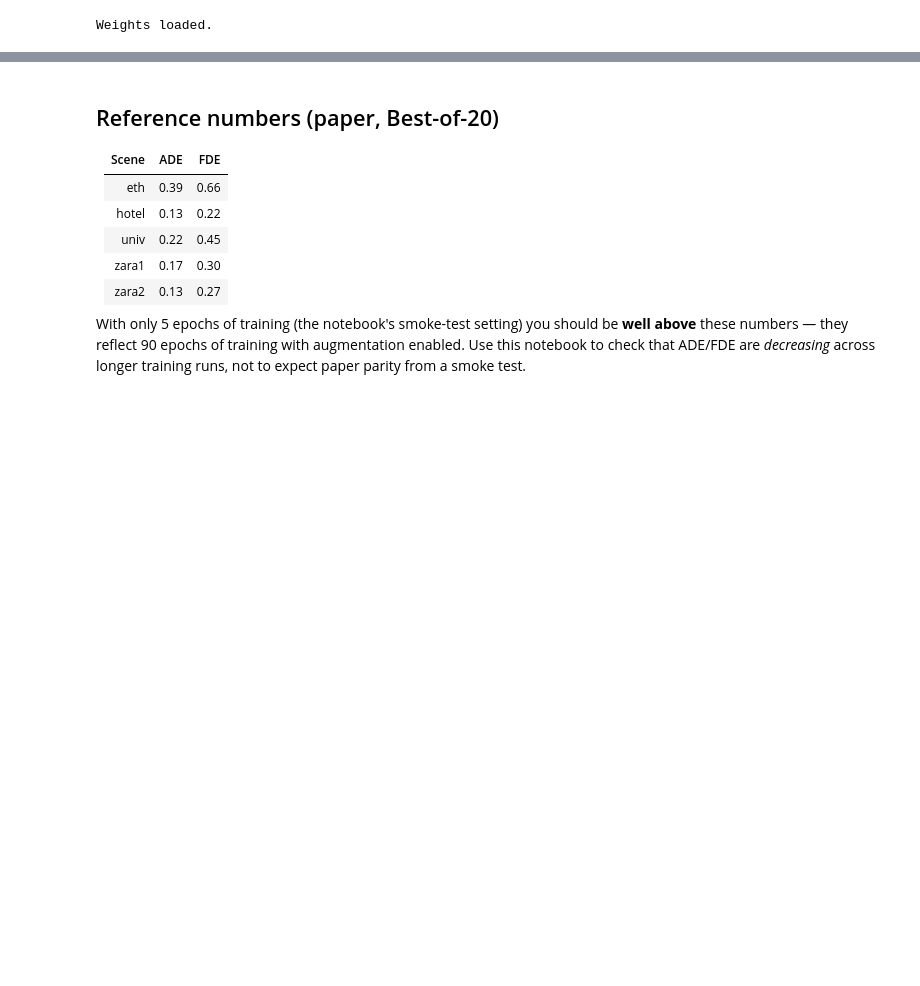
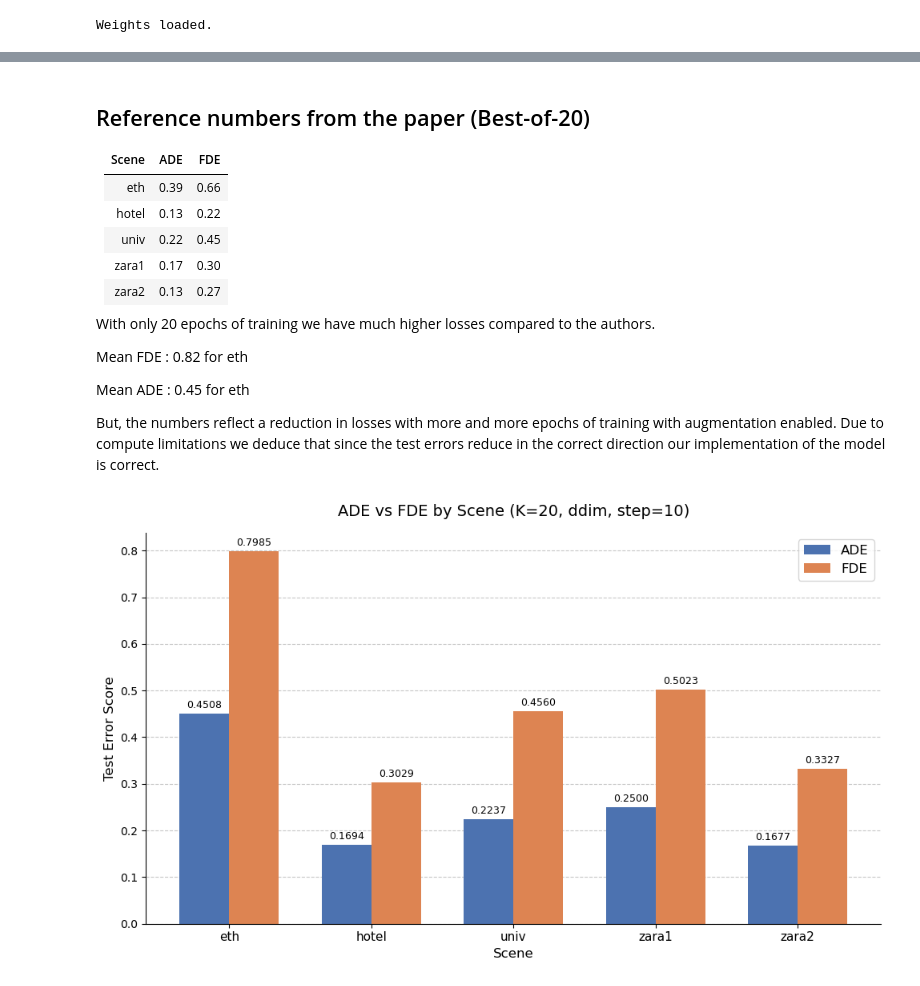
Before and after one commit to devyanirastogi/pedestrian-trajectory-prediction, a Jupyter notebook: notebooks/eval.ipynb, the cells around one changed output, grey strips where cells are left out. Saved outputs shown, nothing was run; the diff lists cells and outputs as text; code cells hidden in the pictures; blank space fills up the shorter version.

Commit message:
some notebook runs for analysis of modal evals

```diff
--- a/notebooks/eval.ipynb
+++ b/notebooks/eval.ipynb
@@ -211,5 +205,5 @@ plt.show()
 # %% [markdown]
-## Reference numbers (paper, Best-of-20)
+## Reference numbers from the paper (Best-of-20)
 
 | Scene  | ADE  | FDE  |
 |--------|------|------|
@@ -219,4 +213,59 @@ plt.show()
 | zara1  | 0.17 | 0.30 |
 | zara2  | 0.13 | 0.27 |
 
-With only 5 epochs of training (the notebook's smoke-test setting) you should be **well above** these numbers — they reflect 90 epochs of training with augmentation enabled. Use this notebook to check that ADE/FDE are *decreasing* across longer training runs, not to expect paper parity from a smoke test.
+With only 20 epochs of training we have much higher losses compared to the authors.
+
+
+Mean FDE : 0.82 for eth
+
+Mean ADE : 0.45 for eth
+
+
+But, the numbers reflect a reduction in losses with more and more epochs of training with augmentation enabled. Due to compute limitations we deduce that since the test errors reduce in the correct direction our implementation of the model is correct.
+# %%
+import matplotlib.pyplot as plt
+import numpy as np
+
+# 1. Prepare the Data
+scenes = ['eth', 'hotel', 'univ', 'zara1', 'zara2'] #, 'mean']
+ade_scores = [0.4508, 0.1694, 0.2237, 0.2500, 0.1677] #, 0.2523]
+fde_scores = [0.7985, 0.3029, 0.4560, 0.5023, 0.3327] #, 0.4785]
+
+# 2. Set up the bar locations and width
+x = np.arange(len(scenes))  # the label locations
+width = 0.35  # the width of the bars
+
+# 3. Create the plot
+fig, ax = plt.subplots(figsize=(10, 6))
+
+# Plot ADE and FDE bars side by side
+rects1 = ax.bar(x - width/2, ade_scores, width, label='ADE', color='#4C72B0')
+rects2 = ax.bar(x + width/2, fde_scores, width, label='FDE', color='#DD8452')
+
+# 4. Add labels, title, and formatting
+ax.set_ylabel('Test Error Score', fontsize=12)
+ax.set_xlabel('Scene', fontsize=12)
+ax.set_title('ADE vs FDE by Scene (K=20, ddim, step=10)', fontsize=14, pad=15)
+ax.set_xticks(x)
+ax.set_xticklabels(scenes, fontsize=11)
+ax.legend(fontsize=12)
+
+# Optional: Add the exact data values on top of each bar
+ax.bar_label(rects1, padding=3, fmt='%.4f', fontsize=9)
+ax.bar_label(rects2, padding=3, fmt='%.4f', fontsize=9)
+
+# 5. Clean up layout and display
+ax.spines['top'].set_visible(False)
+ax.spines['right'].set_visible(False)
+ax.yaxis.grid(True, linestyle='--', alpha=0.7) # Add a subtle horizontal grid
+ax.set_axisbelow(True) # Put grid lines behind the bars
+
+fig.tight_layout()
+
+# Save the plot as an image file (optional)
+# plt.savefig('trajectory_metrics.png', dpi=300)
+
+# Show the plot window
+plt.show()
+# %% [output]
+[figure, added]
```
Also changed, not shown: parts of 15 cells of this notebook, 11 other files.
